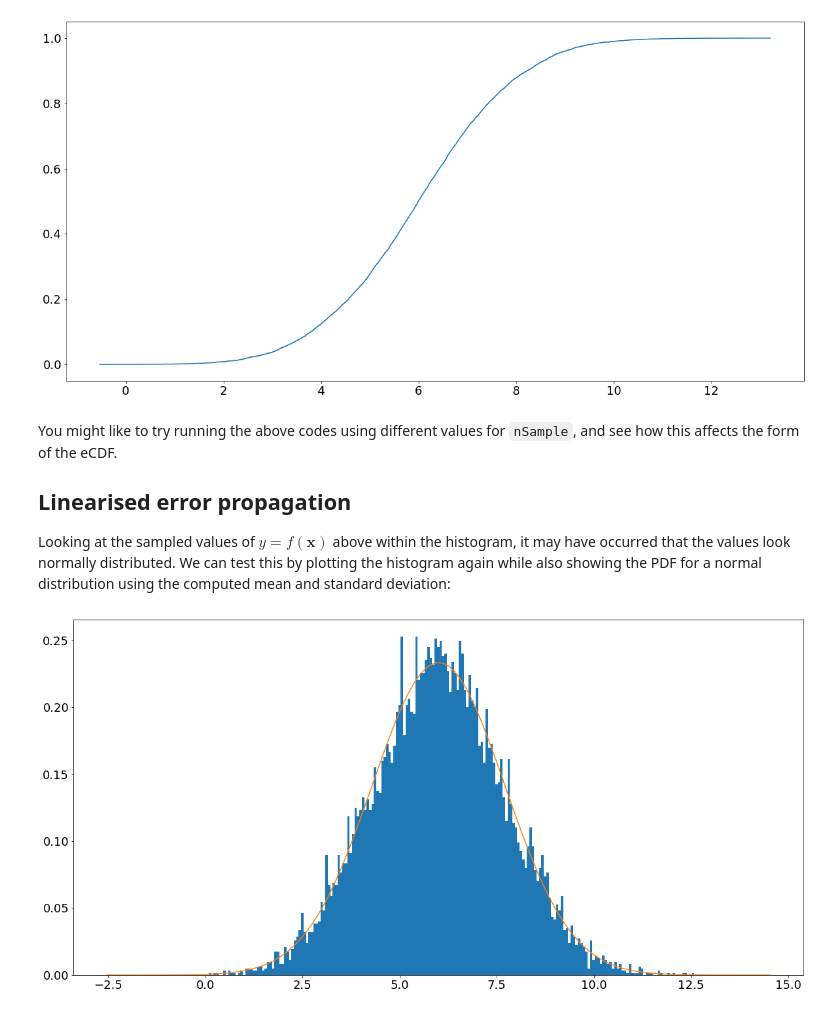
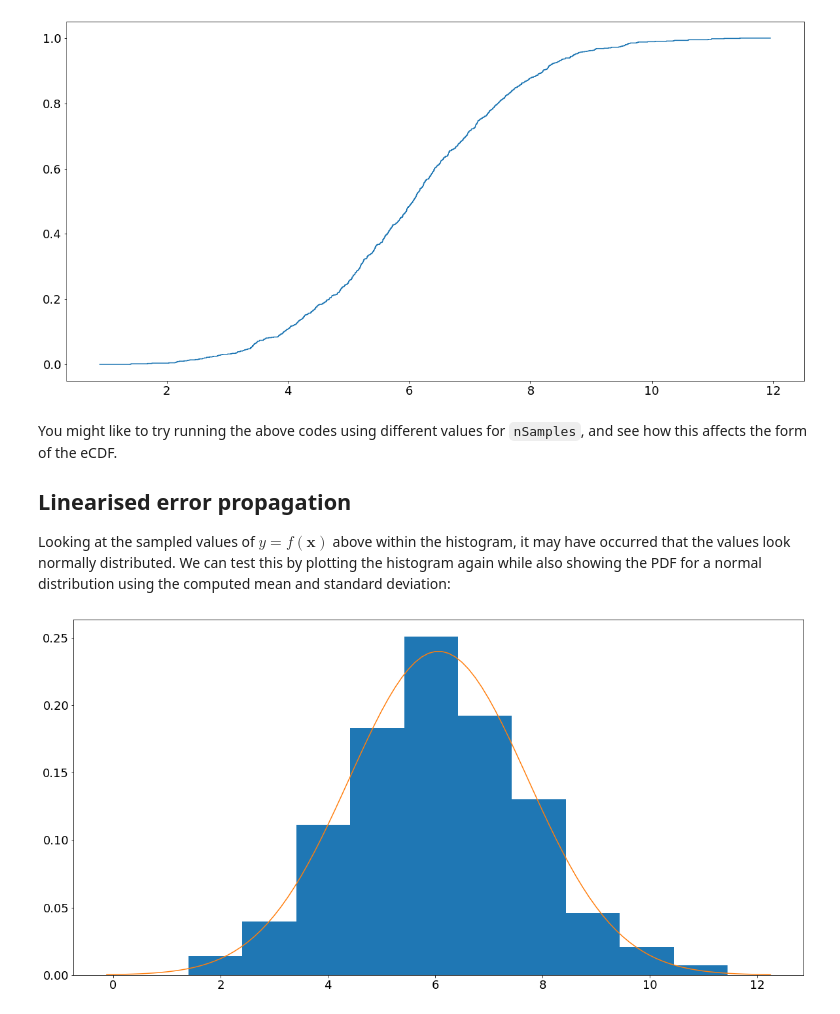
Before and after one commit to da380/PartIIStatistics, a Jupyter notebook: Topic2.ipynb, the cells around one changed output. Drawn from its saved outputs; the diff is of its cells as text; code cells hidden in the pictures.

```diff
--- a/Topic2.ipynb
+++ b/Topic2.ipynb
@@ -29,22 +41,15 @@ xbar = np.array([1,1])
 # Set the covariance
 C = np.array([[0.1, 0.05],[0.05, 0.2]])
 
-
 # Set up the distribution
 X = stats.multivariate_normal(xbar,C)
 
-
 # Draw samples from the distribution and plot them
-nSample = 10000
-samples = X.rvs(nSample)
+nSamples = 1000
+samples = X.rvs(nSamples)
 x1 = samples[:,0]
 x2 = samples[:,1]
 plt.scatter(x1,x2)
-plt.rc('xtick', labelsize=18)
-plt.rc('ytick', labelsize=18)
-font = {'size'   : 20}
-plt.rc('font', **font)
-plt.rcParams['figure.figsize'] = (20, 10)
 plt.axis("equal")
 plt.show()
 # %% [output]
@@ -96,9 +101,9 @@ computes and plots the eCDF from our sampled values using an in-built scipy func
 stats.ecdf(fSamples).cdf.plot()
 plt.show()
 # %% [output]
-[figure, old version]
+[figure, new version]
 # %% [markdown]
-You might like to try running the above codes using different values for `nSample`, and see how this affects
+You might like to try running the above codes using different values for `nSamples`, and see how this affects
 the form of the eCDF.
 
 ## Linearised error propagation
@@ -106,12 +111,11 @@ the form of the eCDF.
 Looking at the sampled values of $y = f(\mathbf{x})$ above within the histogram, it may have occurred that
 the values look normally distributed. We can test this by plotting the histogram again while also showing the PDF for a normal distribution using the computed mean and standard deviation:
 # %%
-plt.hist(fSamples,bins,density=True)
-p = stats.norm(loc = ybar, scale = sigma)
-yy = np.linspace(ybar - 5*sigma, ybar + 5*sigma,100)
-pp = p.pdf(yy)
-plt.plot(yy,pp)
+plt.hist(fSamples,density=True)
+Y = stats.norm(loc = ybar, scale = sigma)
+yy = np.linspace(Y.ppf(0.0001),Y.ppf(0.9999),100)
+plt.plot(yy,Y.pdf(yy))
 plt.show()
 # %% [output]
-[figure, old version]
+[figure, new version]
 # %% [markdown]
```
Also changed, not shown: parts of 13 cells of this notebook, 3 other files.
